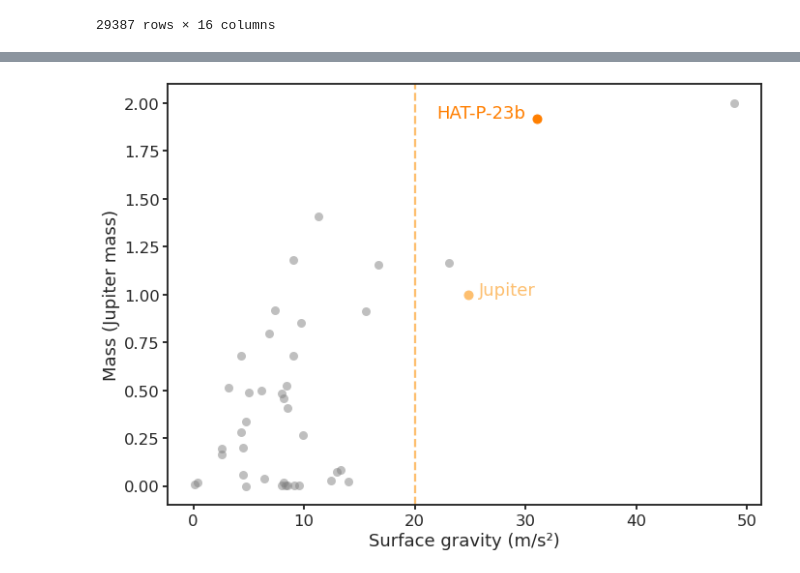
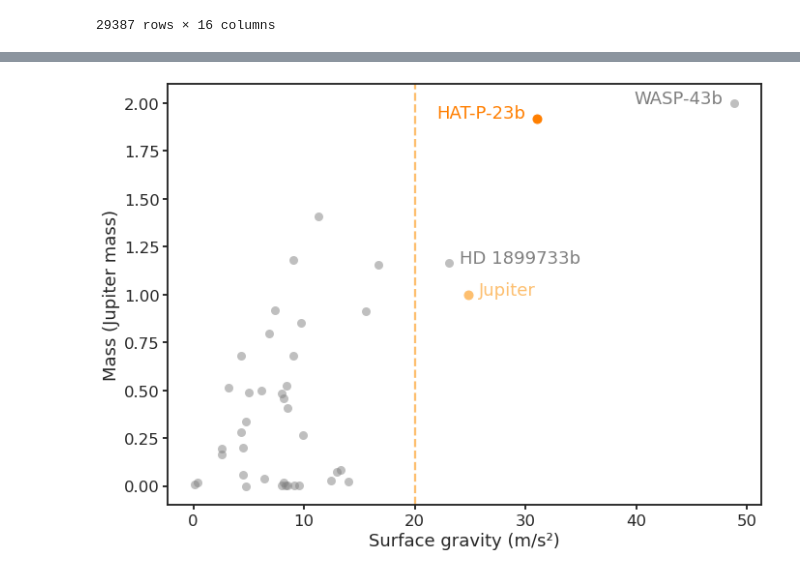
Before and after one commit to icweaver/HST_WFC3_UVIS_G280_sim, a Jupyter notebook: estimate_precision.ipynb, the cells around one changed output, grey strips where cells are left out. Cells and saved outputs as stored; diff of their text form; code cells hidden in the pictures.

```diff
--- a/estimate_precision.ipynb
+++ b/estimate_precision.ipynb
@@ -298,5 +373,7 @@ df = df.query(
 
 df.drop(index=375, inplace=True) # Extra GJ1214b entry
 
-df#.count()
+df.set_index("pl_name", inplace=True)
+
+df
 # %% [output]
@@ -360,23 +470,33 @@ df.describe()
 # %%
 fig, ax = plt.subplots(figsize=FIG_WIDE)
 
 ax.plot(df["pl_grav"], df["pl_massj"], 'o', color="grey", alpha=0.5, mew=0)
 
 ax.plot(31, 1.92, 'o', color="C1")
 ax.annotate("HAT-P-23b", xy=(30, 1.92), color="C1", ha="right")
 
 ax.plot(24.79, 1, 'o', color="C0")
 ax.annotate("Jupiter", xy=(25.79, 1), color="C0", ha="left")
 
-#ax.plot(df_w43["pl_grav"], df_w43["pl_eqt"], 'o')
-#ax.plot(df_hd["pl_grav"], df_hd["pl_eqt"], 'o')
+ax.annotate(
+    "HD 1899733b",
+    xy=df.loc["HD 189733 b", ["pl_grav", "pl_massj"]] - [-1, 0],
+    color="grey",
+    ha="left",
+)
 
+ax.annotate(
+    "WASP-43b",
+    xy=df.loc["WASP-43 b", ["pl_grav", "pl_massj"]] - [1, 0],
+    color="grey",
+    ha="right",
+)
 
 ax.axvline(20, ls="--")
 
 ax.set_xlabel("Surface gravity (m/s²)")
 ax.set_ylabel("Mass (Jupiter mass)")
 
 plt.savefig("planets.pdf", bbox_inches="tight")
 # %% [output]
-[figure, old version]
+[figure, new version]
```
Also changed, not shown: parts of 11 cells of this notebook, 7 other files.
